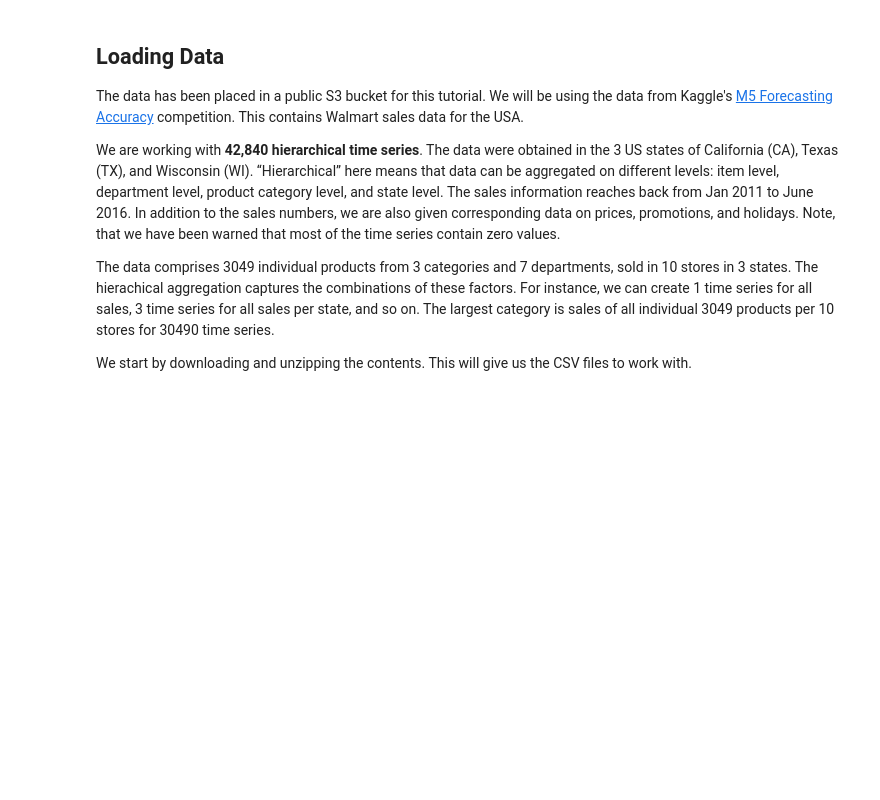
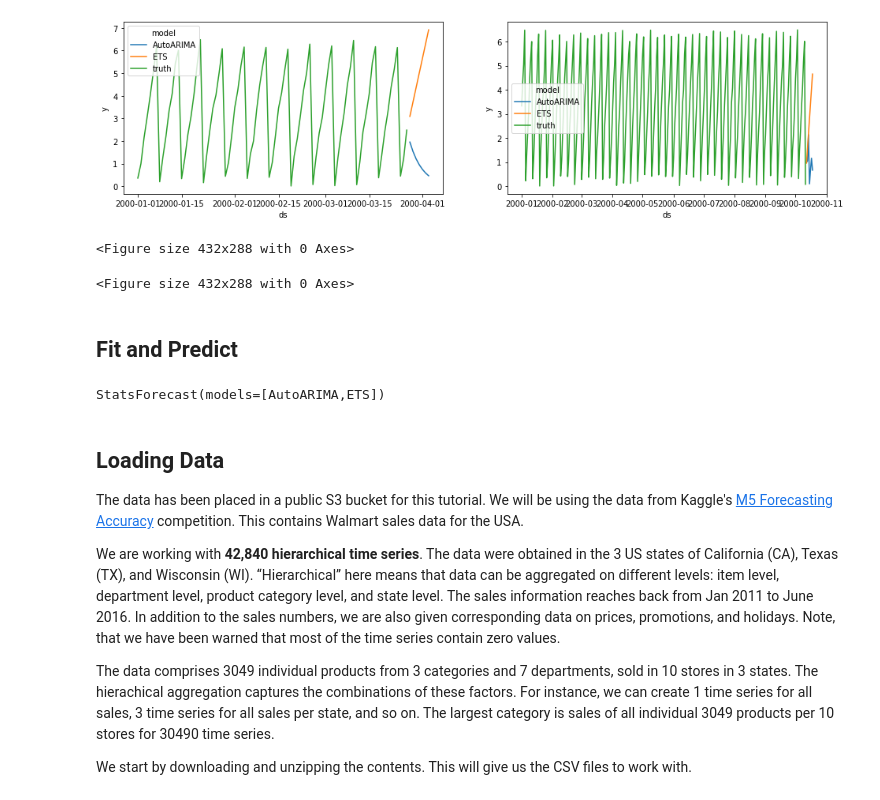
Before and after one commit to kvnkho/pydata-timeseries-forecasting, a Jupyter notebook: notebooks/01-introduction_to_nixtla.ipynb, the cells around one changed output. Saved outputs shown, nothing was run; the diff lists cells and outputs as text; code cells hidden in the pictures; blank space fills up the shorter version.

Commit message:
fit predict portion

```diff
--- a/notebooks/01-introduction.ipynb
+++ b/notebooks/01-introduction_to_nixtla.ipynb
@@ -20,0 +50,11 @@ The main tools used in this tutorial are:
+# %%
+from statsforecast.models import AutoARIMA, ETS
+from statsforecast.core import StatsForecast
+
+model = StatsForecast(df=series,
+                      models=[AutoARIMA(), ETS()],
+                      freq='D',
+                      n_jobs=-1)
+
+forecasts = model.forecast(7).reset_index()
+forecasts.head()
@@ -21,3 +77,28 @@ The main tools used in this tutorial are:
+# %%
+fig, axs = plt.subplots(ncols=2, figsize=(16,4))
+combined = pd.concat(
+    [forecasts.melt(id_vars=["unique_id","ds"]).rename(columns={"variable":"model", "value": "y"}),
+    series.assign(model="truth")]
+    , axis=0, ignore_index=True)
+
+for unique_id in range(2):
+    plt.figure()
+    _temp = combined.loc[combined['unique_id'] == unique_id]
+    sns.lineplot(x=_temp['ds'], y=_temp['y'], hue=_temp['model'], ax=axs[unique_id])
+# %% [output]
+[figure, added]
+<Figure size 432x288 with 0 Axes>
+<Figure size 432x288 with 0 Axes>
+# %% [markdown]
+## Fit and Predict
+# %%
+model = StatsForecast(df=series,
+                      models=[AutoARIMA(), ETS()],
+                      freq='D',
+                      n_jobs=-1)
+model.fit()
+# %% [output]
+StatsForecast(models=[AutoARIMA,ETS])
 # %% [markdown]
 ## Loading Data
 
```
Also changed, not shown: parts of 7 cells of this notebook, 2 other files.
